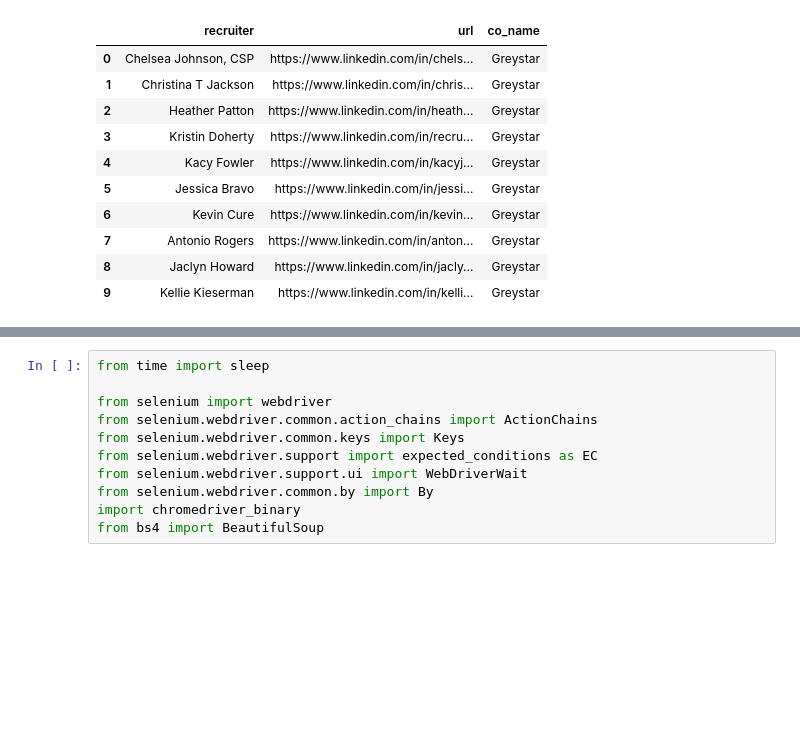
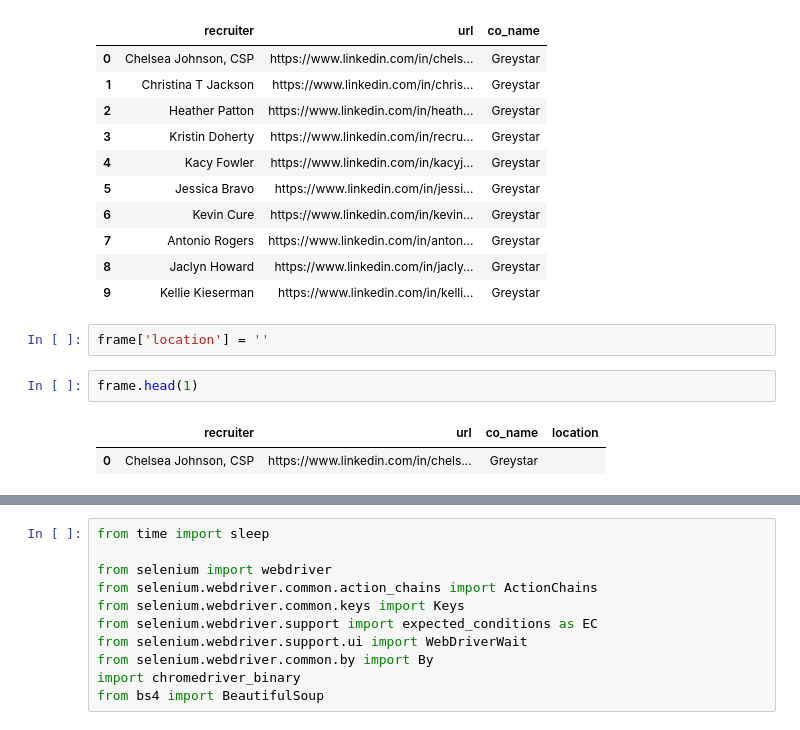
Before and after one commit to schulzbehrend/gal-career-partners, a Jupyter notebook: src/project_notes.ipynb, the cells around one changed output, grey strips where cells are left out. Drawn from its saved outputs; the diff is of its cells as text; blank space fills up the shorter version.

```diff
--- a/src/project_notes.ipynb
+++ b/src/project_notes.ipynb
@@ -180,6 +180,13 @@ frame.head(10)
 | 7 | Antonio Rogers | https://www.linkedin.com/in/anton... | Greystar |
 | 8 | Jaclyn Howard | https://www.linkedin.com/in/jacly... | Greystar |
 | 9 | Kellie Kieserman | https://www.linkedin.com/in/kelli... | Greystar |
+# %%
+frame['location'] = ''
+# %%
+frame.head(1)
+# %% [output]
+|  | recruiter | url | co_name | location |
+| 0 | Chelsea Johnson, CSP | https://www.linkedin.com/in/chels... | Greystar |  |
 # %%
 frame_sample = frame.sample(10)
 frame_sample
```
Also changed, not shown: parts of 19 cells of this notebook.
